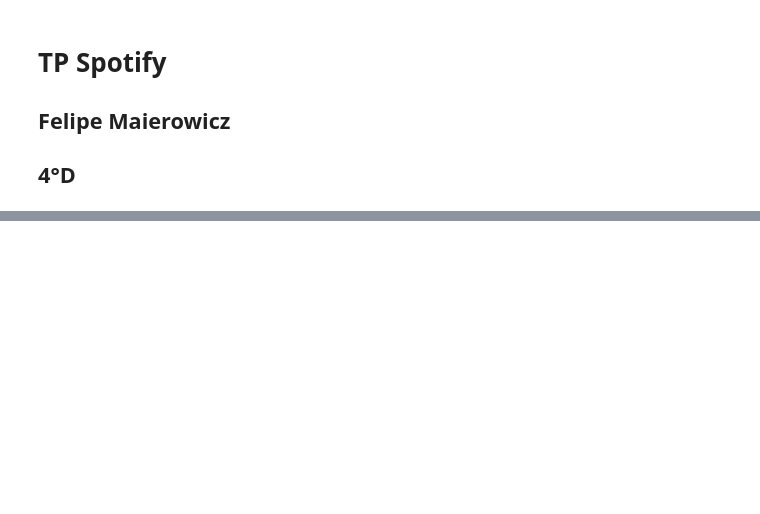
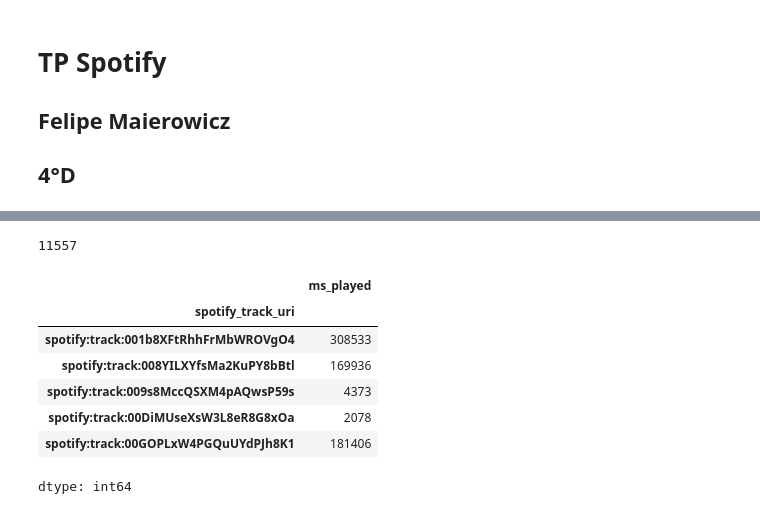
Before and after one commit to Skuerjuan/spotify_chona, a Jupyter notebook: main.ipynb, the cells around one changed output, grey strips where cells are left out. Drawn from its saved outputs; the diff is of its cells as text; code cells hidden in the pictures; blank space fills up the shorter version.

```diff
--- a/main.ipynb
+++ b/main.ipynb
@@ -64,0 +66,22 @@ Index(['ts', 'username', 'platform', 'ms_played', 'conn_country',
+# %%
+# Cantidad de canciones
+
+songs = dataset["spotify_track_uri"]
+songs = songs.unique()
+len(songs)
+# %% [output]
+11557
+# %%
+# Duración reproducciones
+
+time_spent_song = dataset.groupby('spotify_track_uri')['ms_played'].sum()
+time_spent_song.head()
+# %% [output]
+|  | ms_played |
+| spotify_track_uri |  |
+| spotify:track:001b8XFtRhhFrMbWROVgO4 | 308533 |
+| spotify:track:008YILXYfsMa2KuPY8bBtl | 169936 |
+| spotify:track:009s8MccQSXM4pAQwsP59s | 4373 |
+| spotify:track:00DiMUseXsW3L8eR8G8xOa | 2078 |
+| spotify:track:00GOPLxW4PGQuUYdPJh8K1 | 181406 |
+dtype: int64
```
Also changed, not shown: parts of 5 cells of this notebook.
